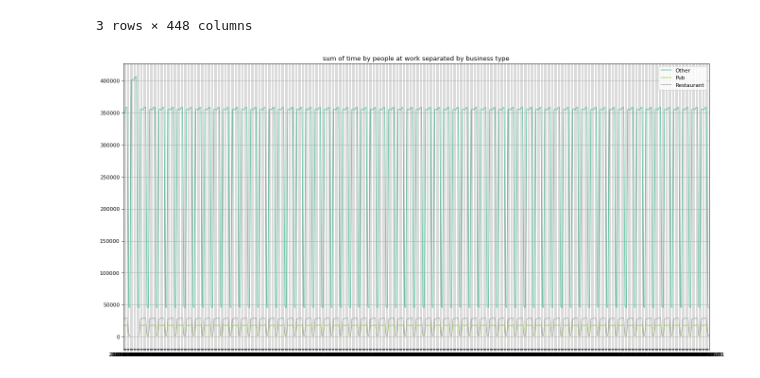
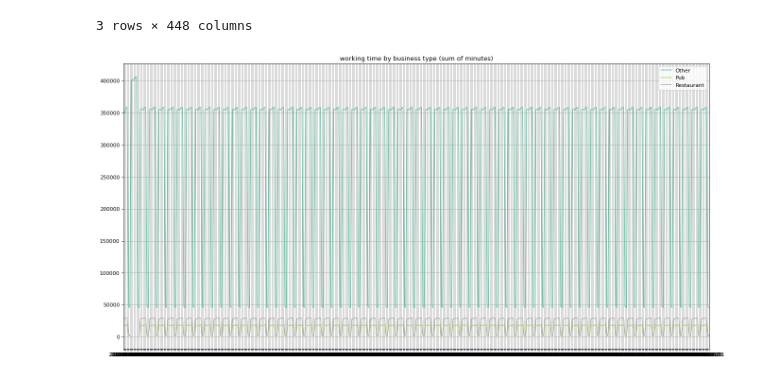
Before and after one commit to blukitas/Viz_2022_Grupo_4, a Jupyter notebook: docker/Notebooks/12.participant_job.ipynb, the cells around one changed output. Cells and saved outputs as stored; diff of their text form; code cells hidden in the pictures.

Commit message:
Fix title of the graph

```diff
--- a/docker/Notebooks/12.participant_job.ipynb
+++ b/docker/Notebooks/12.participant_job.ipynb
@@ -60,13 +60,13 @@ df.head(5)
 # %%
 from pandas.plotting import parallel_coordinates
 
 fig, ax = plt.subplots(figsize=(20, 10), dpi=80)
 # Turns off grid on the left Axis.
 ax.grid(False)
 parallel_coordinates(
     df, "business_type", colormap=plt.get_cmap("Set2"), ax=ax, axvlines=False
 )
-ax.set_title("sum of time (minutes) by people at work separated by business type")
+ax.set_title("working time by business type (sum of minutes)")
 plt.show()
 # %% [output]
-[figure, old version]
+[figure, new version]
```
Also changed, not shown: 1 other file.
